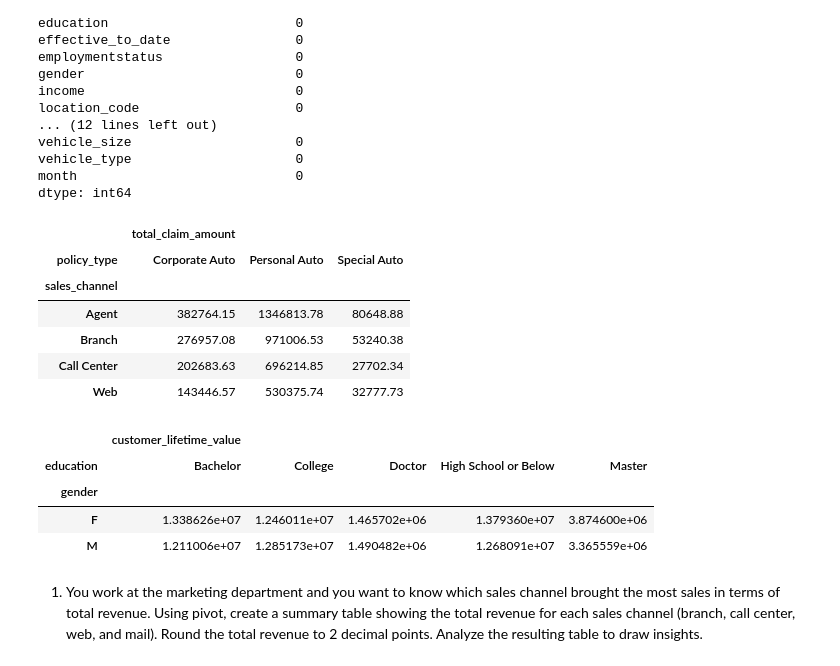
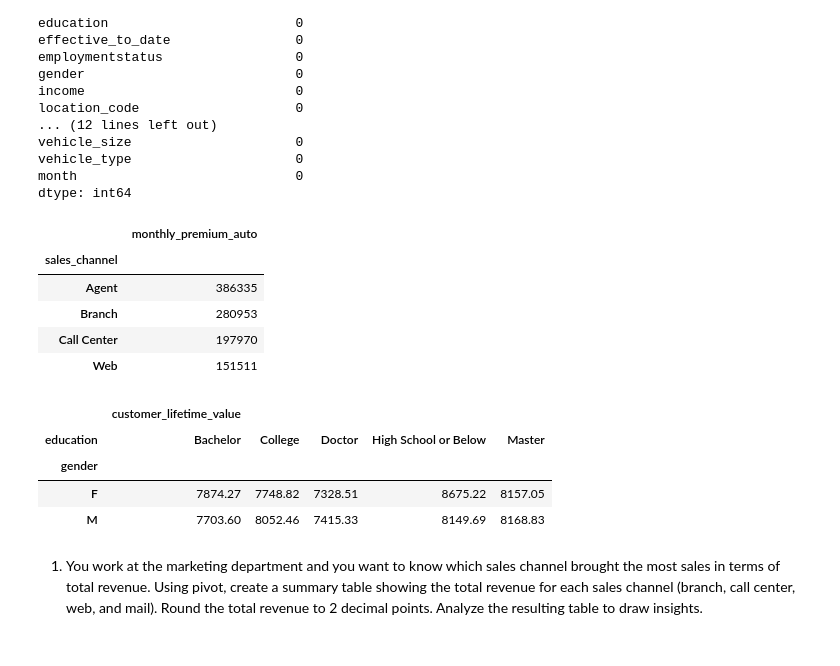
Before and after one commit to Oliviasteph5/lab_work_week_2, a Jupyter notebook: lab-dw-data-structuring-and-combining.ipynb, the cells around one changed output. Saved outputs shown, nothing was run; the diff lists cells and outputs as text; code cells hidden in the pictures.

```diff
--- a/lab-dw-data-structuring-and-combining.ipynb
+++ b/lab-dw-data-structuring-and-combining.ipynb
@@ -406,25 +422,24 @@ vehicle_type                     0
 month                            0
 dtype: int64
 # %%
-pivot_dff = upinsurance_df.pivot_table(index='sales_channel', columns='policy_type', values=['total_claim_amount'], aggfunc='sum').round(2)
+pivot_dff = upinsurance_df.pivot_table(index='sales_channel', values=['monthly_premium_auto'], aggfunc='sum').round(2)
 pivot_dff
 # %% [output]
-|  | total_claim_amount |  |  |
-| policy_type | Corporate Auto | Personal Auto | Special Auto |
-| sales_channel |  |  |  |
-| Agent | 382764.15 | 1346813.78 | 80648.88 |
-| Branch | 276957.08 | 971006.53 | 53240.38 |
-| Call Center | 202683.63 | 696214.85 | 27702.34 |
-| Web | 143446.57 | 530375.74 | 32777.73 |
+|  | monthly_premium_auto |
+| sales_channel |  |
+| Agent | 386335 |
+| Branch | 280953 |
+| Call Center | 197970 |
+| Web | 151511 |
 # %%
-pivot_df2 = upinsurance_df.pivot_table(index='gender', columns='education', values=['customer_lifetime_value'], aggfunc='sum')#.round(2)
-pivot_df2
+pivot_df2 = upinsurance_df.pivot_table(index='gender', columns='education', values=['customer_lifetime_value'], aggfunc='mean').round(2)
+pivot_df
 # %% [output]
 |  | customer_lifetime_value |  |  |  |  |
 | education | Bachelor | College | Doctor | High School or Below | Master |
 | gender |  |  |  |  |  |
-| F | 1.338626e+07 | 1.246011e+07 | 1.465702e+06 | 1.379360e+07 | 3.874600e+06 |
-| M | 1.211006e+07 | 1.285173e+07 | 1.490482e+06 | 1.268091e+07 | 3.365559e+06 |
+| F | 7874.27 | 7748.82 | 7328.51 | 8675.22 | 8157.05 |
+| M | 7703.60 | 8052.46 | 7415.33 | 8149.69 | 8168.83 |
 # %% [markdown]
 1. You work at the marketing department and you want to know which sales channel brought the most sales in terms of total revenue. Using pivot, create a summary table showing the total revenue for each sales channel (branch, call center, web, and mail).
 Round the total revenue to 2 decimal points.  Analyze the resulting table to draw insights.
```
Also changed, not shown: parts of 3 cells of this notebook.
